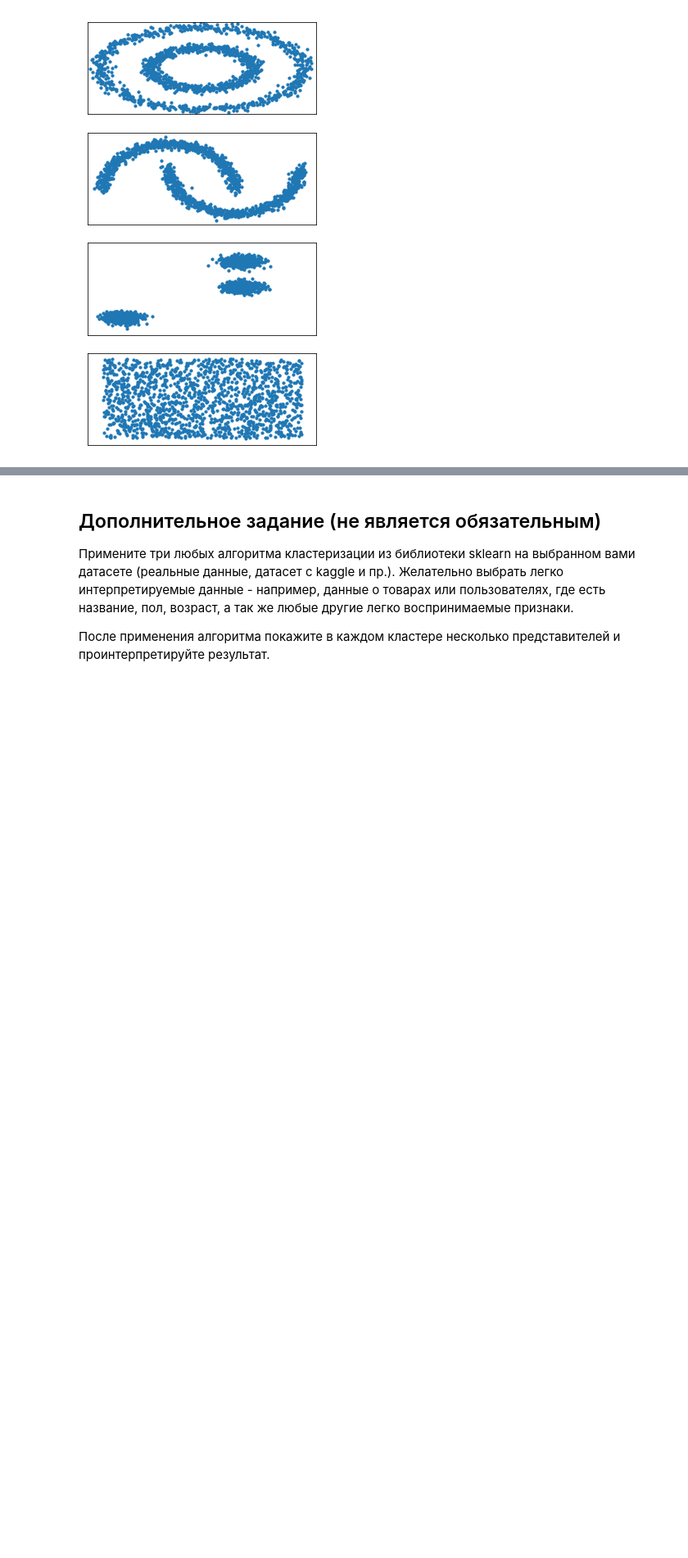
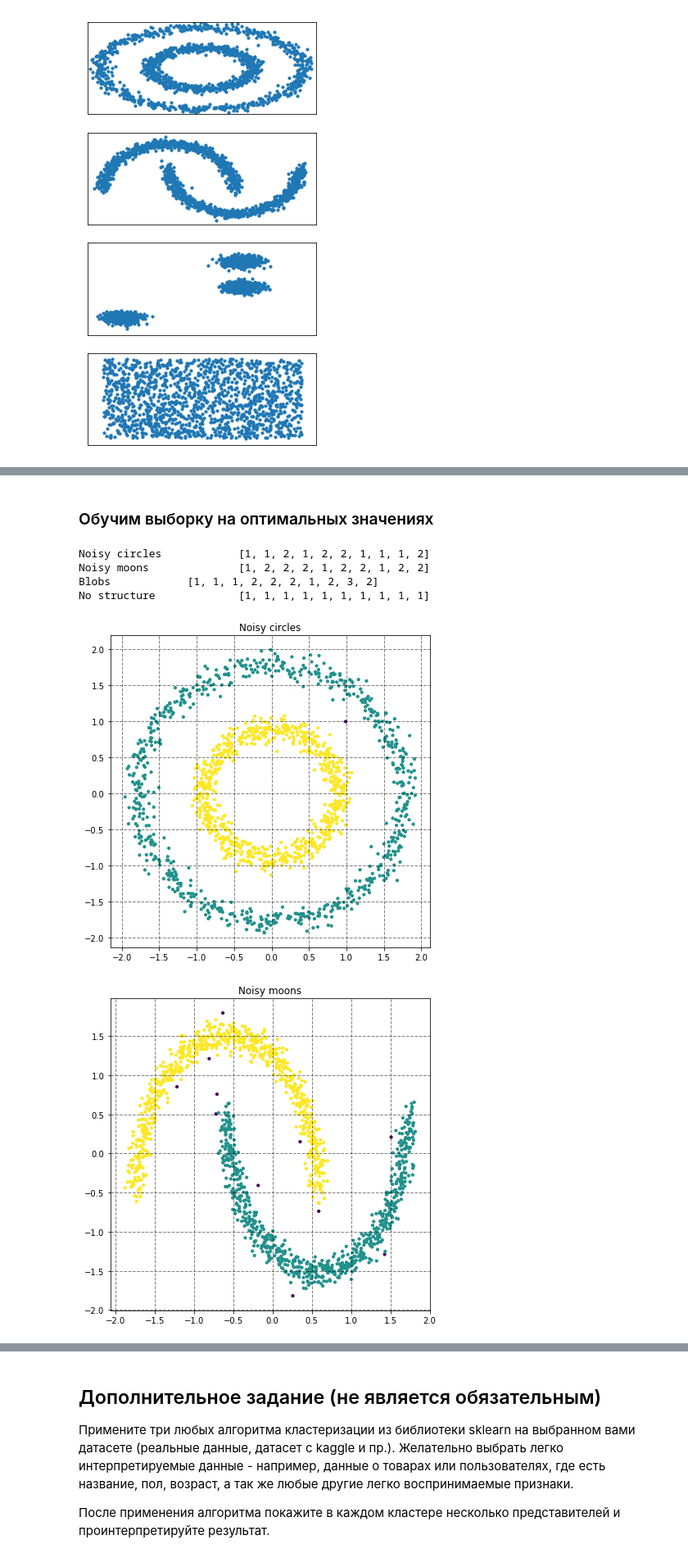
Before and after one commit to mynog/otus-big-data-dbscan-implement, a Jupyter notebook: dbscan_implementing.ipynb, the cells around one changed output, grey strips where cells are left out. Shown at 82% size. Cells and saved outputs as stored; diff of their text form; code cells hidden in the pictures; blank space fills up the shorter version.

```diff
--- a/dbscan_implementing.ipynb
+++ b/dbscan_implementing.ipynb
@@ -260,0 +281,25 @@ y = cls.fit_predict(x)
+# %% [markdown]
+###  Обучим выборку на оптимальных значениях
+# %%
+min_pts = 4
+eps_opt = [0.2, 0.1, 0.075, 0.125]
+# %%
+for idx, name in enumerate(datasets):
+    fig, ax = plt.subplots(1, 1, figsize=(7, 7))
+    dataset = datasets[name]
+    X, y = dataset
+    X = StandardScaler().fit_transform(X)
+    label = Clustering(min_pts=min_pts, eps = eps_opt[idx]).fit_predict(X)
+    print(name, '\t\t', label[:10])
+    ax.scatter(X[:, 0], X[:, 1], s=10, c = label)
+    plt.title(name)
+    ax.grid(color='k', linestyle='--', linewidth=1, alpha=0.5)
+
+plt.show()
+# %% [output]
+Noisy circles            [1, 1, 2, 1, 2, 2, 1, 1, 1, 2]
+Noisy moons              [1, 2, 2, 2, 1, 2, 2, 1, 2, 2]
+Blobs            [1, 1, 1, 2, 2, 2, 1, 2, 3, 2]
+No structure             [1, 1, 1, 1, 1, 1, 1, 1, 1, 1]
+[figure, added]
+[figure, added]
```
Also changed, not shown: parts of 7 cells of this notebook.
